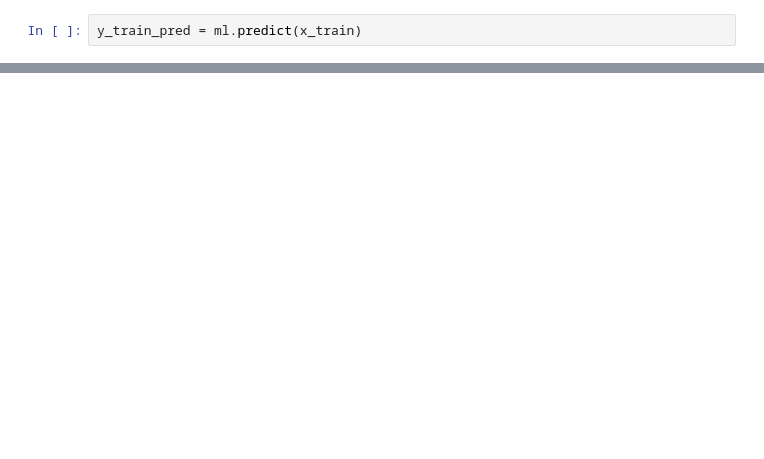
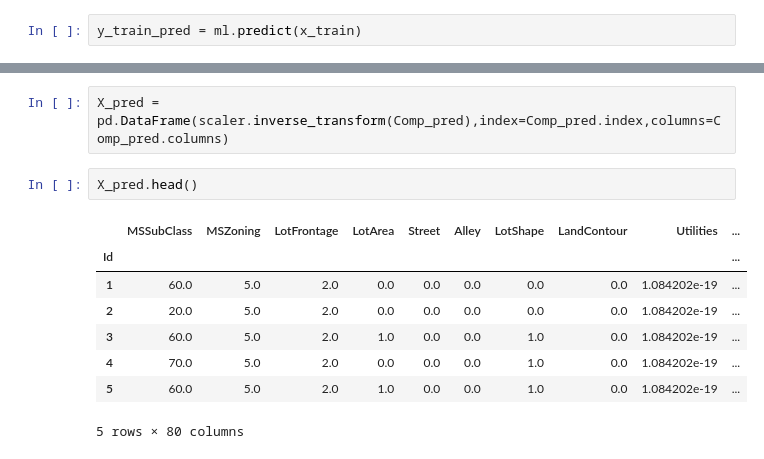
Before and after one commit to brunobou/projet_personnel, a Jupyter notebook: kaggle_house_price/Premiere réponse.ipynb, the cells around one changed output, grey strips where cells are left out. Cells and saved outputs as stored; diff of their text form; blank space fills up the shorter version.

```diff
--- a/kaggle_house_price/Premiere réponse.ipynb
+++ b/kaggle_house_price/Premiere réponse.ipynb
@@ -149,0 +184,13 @@ ValueError: Input contains NaN, infinity or a value too large for dtype('float64
+# %%
+X_pred = pd.DataFrame(scaler.inverse_transform(Comp_pred),index=Comp_pred.index,columns=Comp_pred.columns)
+# %%
+X_pred.head()
+# %% [output]
+|  | MSSubClass | MSZoning | LotFrontage | LotArea | Street | Alley | LotShape | LandContour | Utilities | ... |
+| Id |  |  |  |  |  |  |  |  |  | ... |
+| 1 | 60.0 | 5.0 | 2.0 | 0.0 | 0.0 | 0.0 | 0.0 | 0.0 | 1.084202e-19 | ... |
+| 2 | 20.0 | 5.0 | 2.0 | 0.0 | 0.0 | 0.0 | 0.0 | 0.0 | 1.084202e-19 | ... |
+| 3 | 60.0 | 5.0 | 2.0 | 1.0 | 0.0 | 0.0 | 1.0 | 0.0 | 1.084202e-19 | ... |
+| 4 | 70.0 | 5.0 | 2.0 | 0.0 | 0.0 | 0.0 | 1.0 | 0.0 | 1.084202e-19 | ... |
+| 5 | 60.0 | 5.0 | 2.0 | 1.0 | 0.0 | 0.0 | 1.0 | 0.0 | 1.084202e-19 | ... |
+5 rows × 80 columns
```
Also changed, not shown: parts of 21 cells of this notebook.
